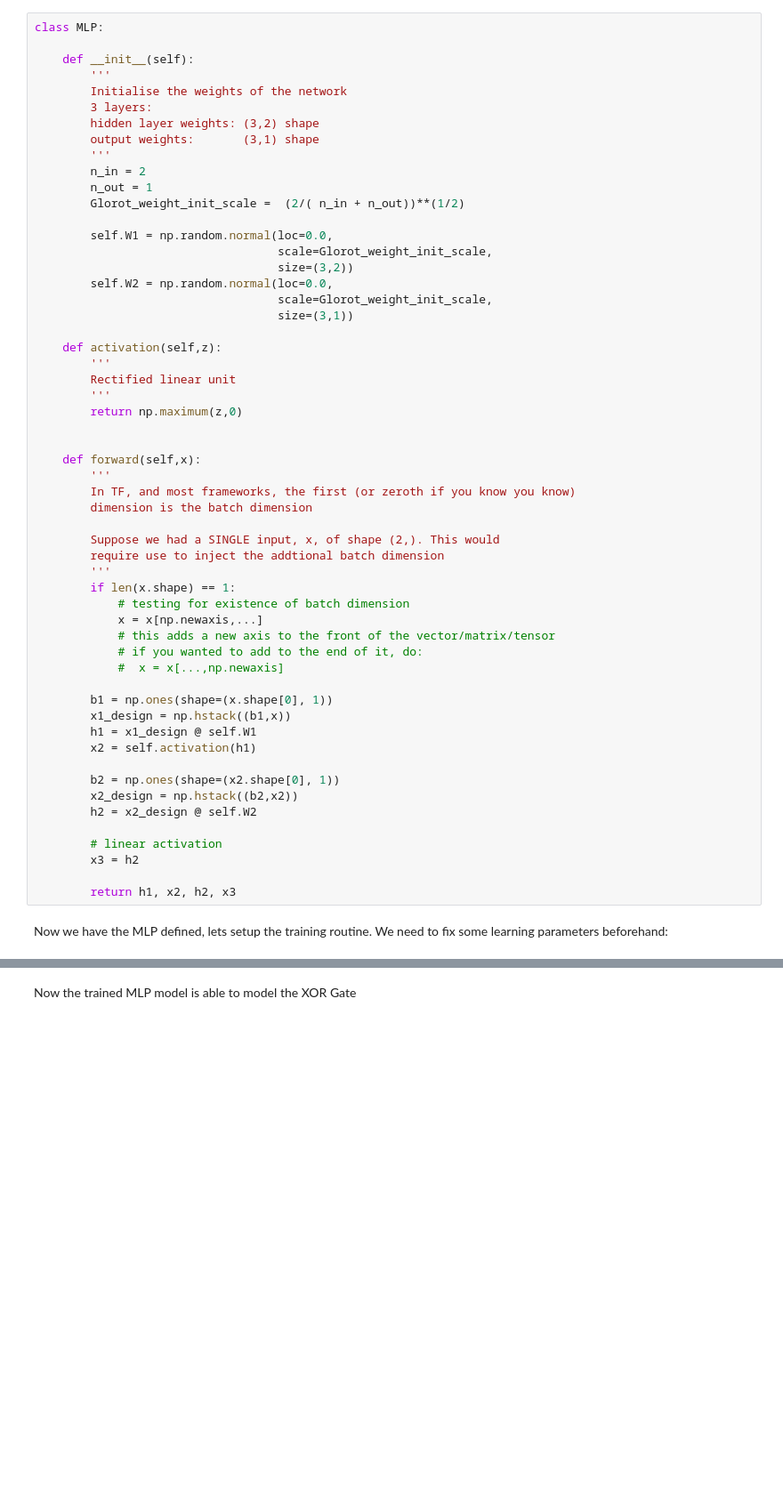
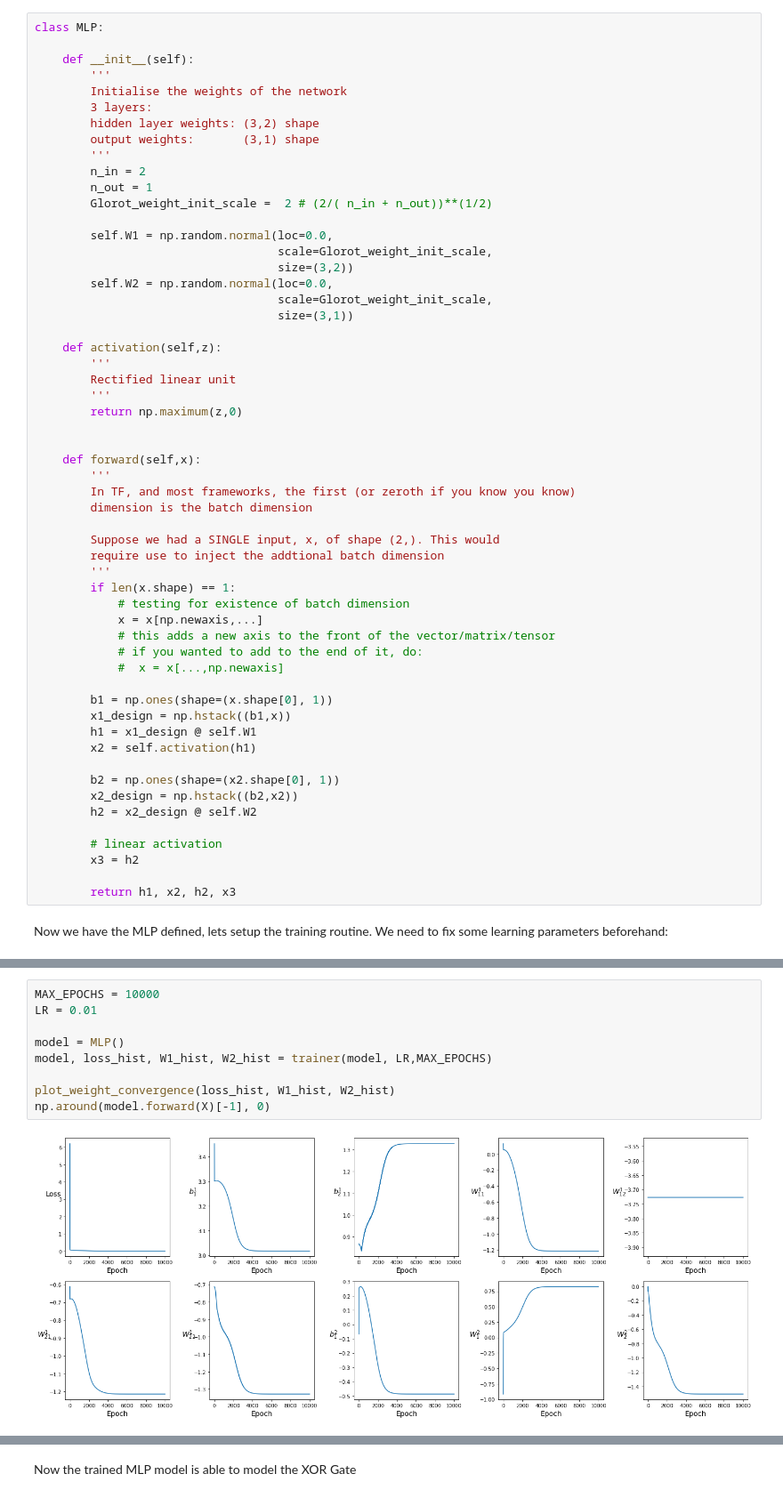
Before and after one commit to akinwilson/ground-up, a Jupyter notebook: Multi-layer-perceptron-learning-the-XOR-gate.ipynb, the cells around one changed output, grey strips where cells are left out. Shown at 89% size. Saved outputs shown, nothing was run; the diff lists cells and outputs as text; blank space fills up the shorter version.

```diff
--- a/Multi-layer-perceptron-learning-the-XOR-gate.ipynb
+++ b/Multi-layer-perceptron-learning-the-XOR-gate.ipynb
@@ -69,7 +70,7 @@ class MLP:
         '''
         n_in = 2
         n_out = 1
-        Glorot_weight_init_scale =  (2/( n_in + n_out))**(1/2)
+        Glorot_weight_init_scale =  2 # (2/( n_in + n_out))**(1/2)
 
         self.W1 = np.random.normal(loc=0.0,
                                    scale=Glorot_weight_init_scale,
@@ -213,0 +205,11 @@ plot_weight_convergence()
+# %%
+MAX_EPOCHS = 10000
+LR = 0.01
+
+model = MLP()
+model, loss_hist, W1_hist, W2_hist = trainer(model, LR,MAX_EPOCHS)
+
+plot_weight_convergence(loss_hist, W1_hist, W2_hist)
+np.around(model.forward(X)[-1], 0)
+# %% [output]
+[figure, added]
```
Also changed, not shown: parts of 5 cells of this notebook.
